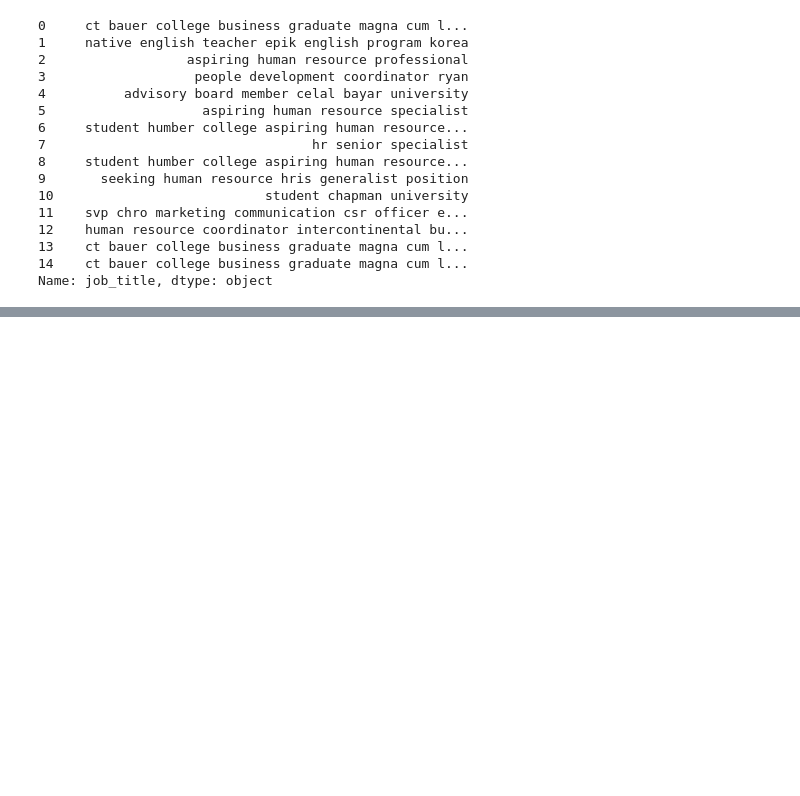
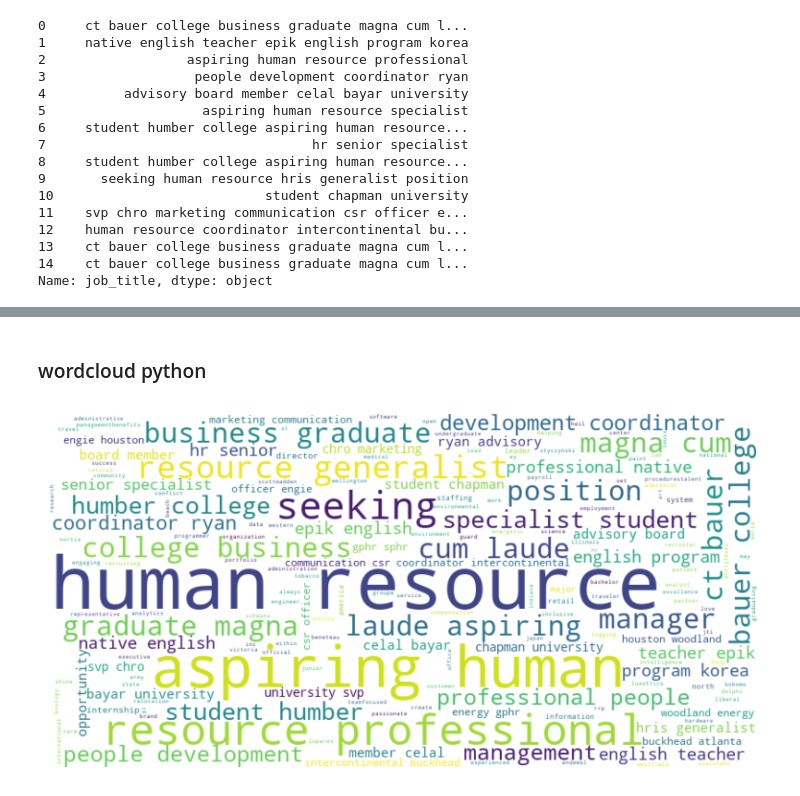
Before and after one commit to Ch-Ibrahim/nRhDDUb08MZl0Gfa, a Jupyter notebook: Potential Talents-Human Resources.ipynb, the cells around one changed output, grey strips where cells are left out. Saved outputs shown, nothing was run; the diff lists cells and outputs as text; code cells hidden in the pictures; blank space fills up the shorter version.

Commit message:
Add files via upload
wordcloud and Modeling

1. TF-IDF approach
2. BERT approach

```diff
--- a/Potential Talents-Human Resources.ipynb
+++ b/Potential Talents-Human Resources.ipynb
@@ -210,0 +255,3 @@ Name: job_title, dtype: object
+# %%
+Data_human['job_title'] = clean_title
+Data_human.head(15)
@@ -210,0 +275,18 @@ Name: job_title, dtype: object
+# %% [markdown]
+### wordcloud python
+# %%
+text = " ".join(Data_human["job_title"].dropna().astype(str))
+
+wordcloud = WordCloud(
+    width=800,
+    height=400,
+    background_color="white",
+    stopwords=STOPWORDS
+).generate(text)
+
+plt.figure(figsize=(10, 5))
+plt.imshow(wordcloud, interpolation="bilinear")
+plt.axis("off")
+plt.show()
+# %% [output]
+[figure, added]
```
Also changed, not shown: parts of 15 cells of this notebook.
